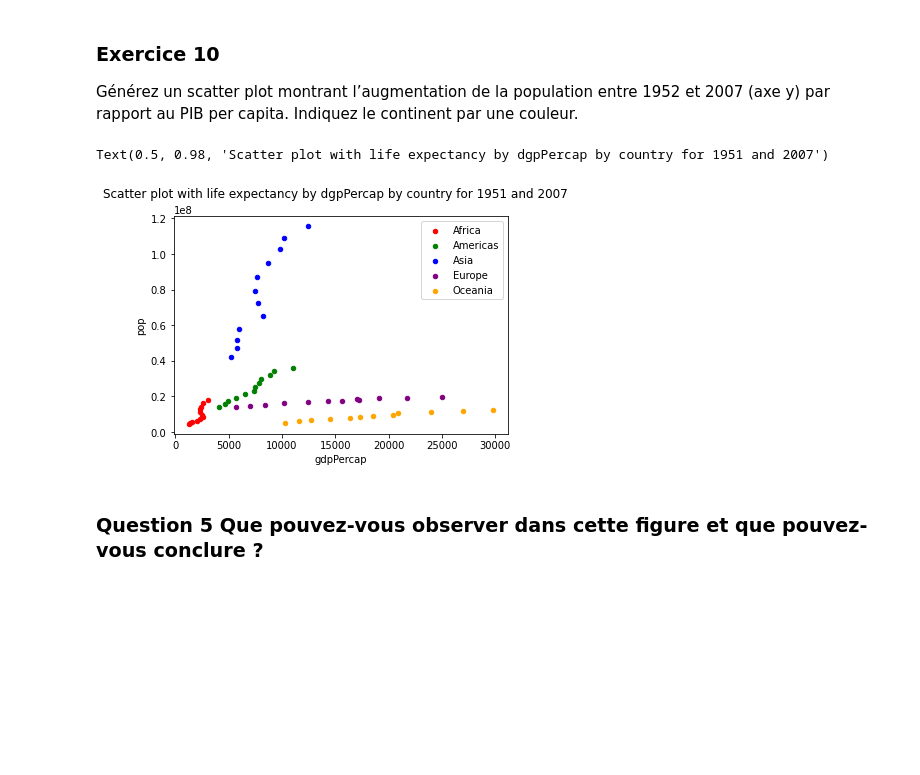
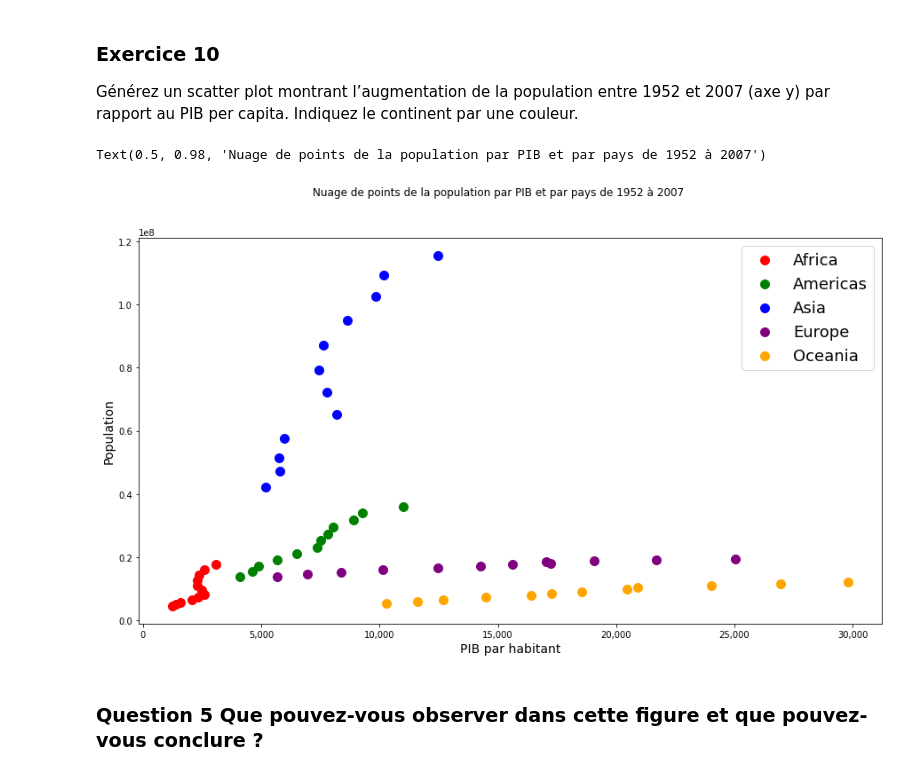
Before and after one commit to DrC0okie/Roy_VanHove_ISD_TP3, a Jupyter notebook: gapminder.ipynb, the cells around one changed output. Drawn from its saved outputs; the diff is of its cells as text; code cells hidden in the pictures; blank space fills up the shorter version.

```diff
--- a/gapminder.ipynb
+++ b/gapminder.ipynb
@@ -275,18 +277,21 @@ Text(0.5, 0.98, 'Scatter plot with life expectancy by dgpPercap by country for 1
 
 Générez un scatter plot montrant l’augmentation de la population entre 1952 et 2007 (axe y) par rapport au PIB per capita. Indiquez le continent par une couleur.
 # %%
-fig, ax = plt.subplots(1, 1)
-colors = ['red', 'green', 'blue', 'purple','orange']
+plot, subPlot = plt.subplots(1, 1, figsize=(15,8))
+subPlot.get_xaxis().set_major_formatter(mpl.ticker.FuncFormatter(lambda x, p: format(int(x), ",")))
+colors = ["red", "green", "blue", "purple","orange"]
 
-data = gm.loc[:, ['continent','pop', 'gdpPercap','year']]
-for c, (continent, df_continent) in enumerate(data.groupby('continent')):
-    df_continent.groupby('year').mean().plot.scatter(ax=ax, x="gdpPercap", y="pop", c=colors[c], label=continent)
+data = gm.loc[:, ["continent","pop", "gdpPercap","year"]]
+for c, (cont, df) in enumerate(data.groupby('continent')):
+    df.groupby('year').mean().plot.scatter(ax=subPlot, x="gdpPercap", y="pop", s=100, c=colors[c], label=cont)
 
-
-fig.suptitle('Scatter plot with life expectancy by dgpPercap by country for 1951 and 2007')
+subPlot.legend(loc=0, prop={"size": 18})
+subPlot.set_ylabel("Population", fontsize=14)
+subPlot.set_xlabel("PIB par habitant", fontsize=14)
+plot.suptitle("Nuage de points de la population par PIB et par pays de 1952 à 2007")
 # %% [output]
-Text(0.5, 0.98, 'Scatter plot with life expectancy by dgpPercap by country for 1951 and 2007')
+Text(0.5, 0.98, 'Nuage de points de la population par PIB et par pays de 1952 à 2007')
-[figure, old version]
+[figure, new version]
 # %% [markdown]
 
 
```
Also changed, not shown: parts of 12 cells of this notebook.
